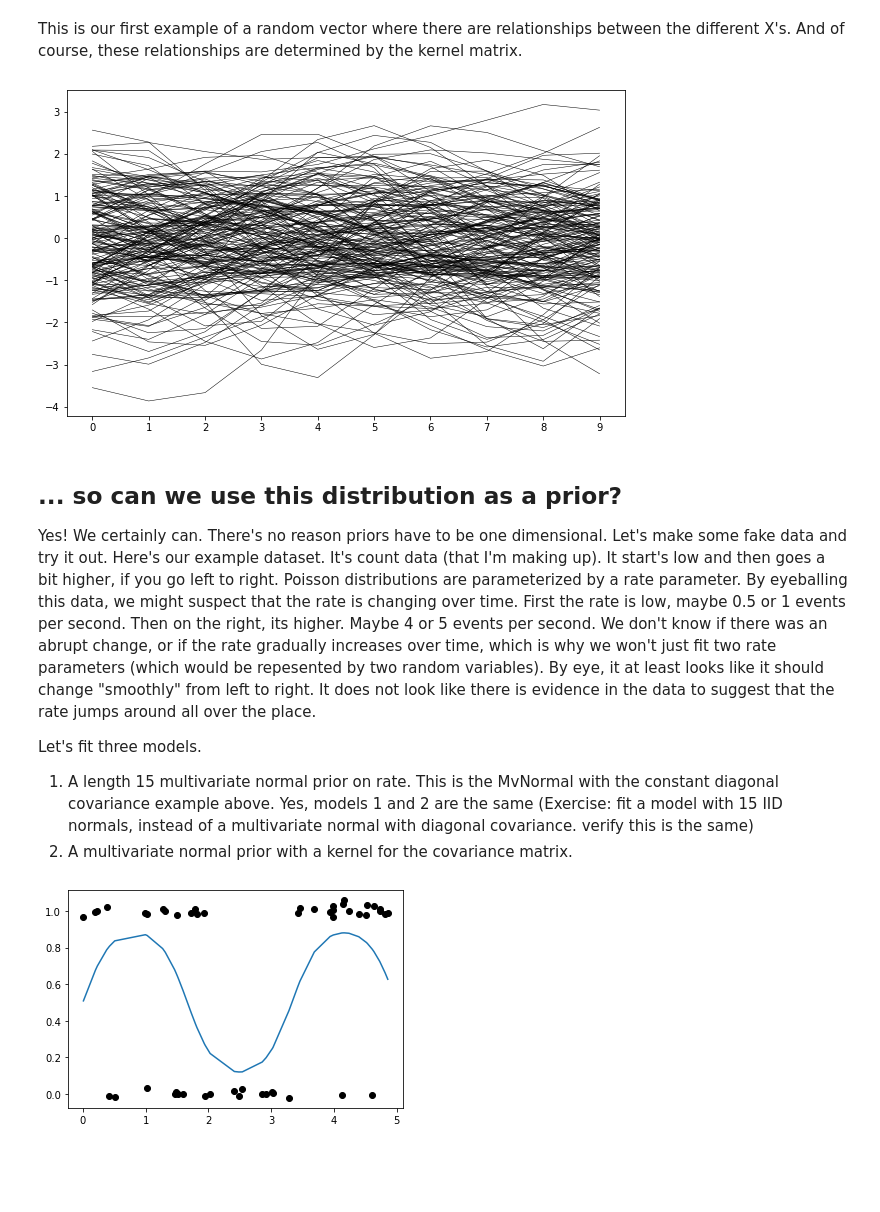
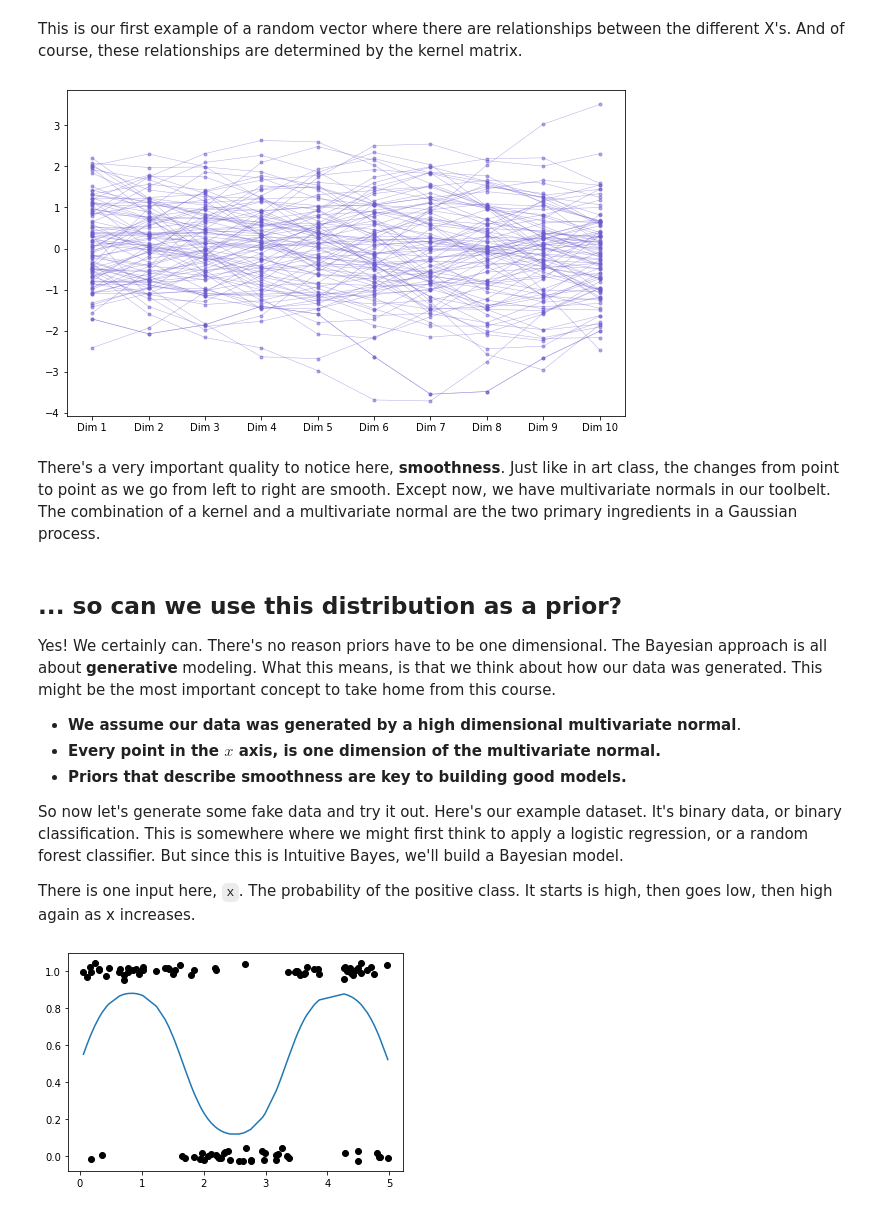
Before and after one commit to bwengals/etc, a Jupyter notebook: lesson04.ipynb, the cells around one changed output. Saved outputs shown, nothing was run; the diff lists cells and outputs as text; code cells hidden in the pictures; blank space fills up the shorter version.

Commit message:
add multivariate normals, start random functions

```diff
--- a/lesson04.ipynb
+++ b/lesson04.ipynb
@@ -63,9 +59,0 @@ samples = pm.draw(random_vector, draws=10_000)
-# %%
-colors = ["C0", "C1", "C3"]
-
-for i in range(3):
-    az.plot_dist(samples[:, i], color=colors[i], label="theta" + str(i+1))
-
-plt.title("Histogram of each element in our random vector from MvNormal");
-plt.xlim([-3, 12]);
-plt.ylim([0.0, 0.9]);
@@ -76,13 +59,0 @@ Other than the randomness from the random number generator, this and the indepen
-# %%
-mean_ts = np.mean(samples, axis=0)
-sigma_ts = np.std(samples, axis=0)
-
-t = np.arange(3)
-fig, ax = plt.subplots(1,1,figsize=(10, 6))
-
-# plot 100 of the samples
-ix = np.random.randint(0, samples.shape[0], 100)
-ax.plot(t, samples[ix, :].T, color="k", lw=1.0)
-
-ax.set_xticks(t)
-ax.set_xticklabels(["theta1", "theta2", "theta3"]);
@@ -102,9 +59,0 @@ samples = pm.draw(random_vector, draws=10_000)
-# %%
-t = np.arange(len(mu))
-fig, ax = plt.subplots(1,1,figsize=(10, 6))
-
-# plot 100 of the samples
-ix = np.random.randint(0, samples.shape[0], 200)
-ax.plot(t, samples[ix, :].T, color="k", lw=0.5)
-
-ax.set_xticks(t);
@@ -138,35 +290,41 @@ samples = pm.draw(random_vector, draws=10_000)
 # %% [markdown]
 This is our first example of a random vector where there are relationships between the different X's.  And of course, these relationships are determined by the kernel matrix.
 # %%
-t = np.arange(len(mu))
+x = np.arange(len(mu))
 fig, ax = plt.subplots(1,1,figsize=(10, 6))
 
 # plot 100 of the samples
-ix = np.random.randint(0, samples.shape[0], 200)
-ax.plot(t, samples[ix, :].T, color="k", lw=0.5)
+ix = np.random.randint(0, samples.shape[0], 100)
+ax.plot(t, samples[ix, :].T, color="slateblue", lw=0.5, alpha=0.5, marker=".")
 
 ax.set_xticks(t);
+ax.set_xticklabels(["Dim " + str(i + 1) for i in range(len(x))]);
 # %% [output]
-[figure, old version]
+[figure, new version]
+# %% [markdown]
+There's a very important quality to notice here, **smoothness**.  Just like in art class, the changes from point to point as we go from left to right are smooth.  Except now, we have multivariate normals in our toolbelt.  The combination of a kernel and a multivariate normal are the two primary ingredients in a Gaussian process.
 # %% [markdown]
 ## ... so can we use this distribution as a prior?
 
-Yes!  We certainly can.  There's no reason priors have to be one dimensional.  Let's make some fake data and try it out.  Here's our example dataset.  It's count data (that I'm making up).  It start's low and then goes a bit higher, if you go left to right.  Poisson distributions are parameterized by a rate parameter.  By eyeballing this data, we might suspect that the rate is changing over time.  First the rate is low, maybe 0.5 or 1 events per second.  Then on the right, its higher.  Maybe 4 or 5 events per second.  We don't know if there was an abrupt change, or if the rate gradually increases over time, which is why we won't just fit two rate parameters (which would be repesented by two random variables).  By eye, it at least looks like it should change "smoothly" from left to right.  It does not look like there is evidence in the data to suggest that the rate jumps around all over the place.
+Yes!  We certainly can.  There's no reason priors have to be one dimensional.  The Bayesian approach is all about **generative** modeling. What this means, is that we think about how our data was generated.  This might be the most important concept to take home from this course.
 
-Let's fit three models.
+- **We assume our data was generated by a high dimensional multivariate normal**.
+- **Every point in the $x$ axis, is one dimension of the multivariate normal.**
+- **Priors that describe **smoothness** are key to building good models.**
 
-1. A length 15 multivariate normal prior on rate. This is the MvNormal with the constant diagonal covariance example above.  Yes, models 1 and 2 are the same (Exercise: fit a model with 15 IID normals, instead of a multivariate normal with diagonal covariance.  verify this is the same)
-2. A multivariate normal prior with a kernel for the covariance matrix.
+So now let's generate some fake data and try it out.  Here's our example dataset.  It's binary data, or binary classification.  This is somewhere where we might first think to apply a logistic regression, or a random forest classifier.  But since this is Intuitive Bayes, we'll build a Bayesian model.
+
+There is one input here, `x`.  The probability of the positive class.  It starts is high, then goes low, then high again as x increases.
 # %%
-x = 5 * np.sort(np.random.rand(50))
-p = at.sigmoid( 2 * np.sin(2 * np.pi * x * 0.3) ).eval()
-y = np.random.binomial(1, p=p)
+x = 5 * np.sort(np.random.rand(100))
+p_true = at.sigmoid( 2 * np.sin(2 * np.pi * x * 0.3) ).eval()
+y = np.random.binomial(1, p=p_true)
 
 jitter = 0.02 * np.random.randn(len(x))
 plt.plot(x, y + jitter, "ok");
-plt.plot(x, p);
+plt.plot(x, p_true);
 # %% [output]
-[figure, old version]
+[figure, new version]
 # %%
 import pymc.sampling_jax
 # %%
```
Also changed, not shown: parts of 38 cells of this notebook.
